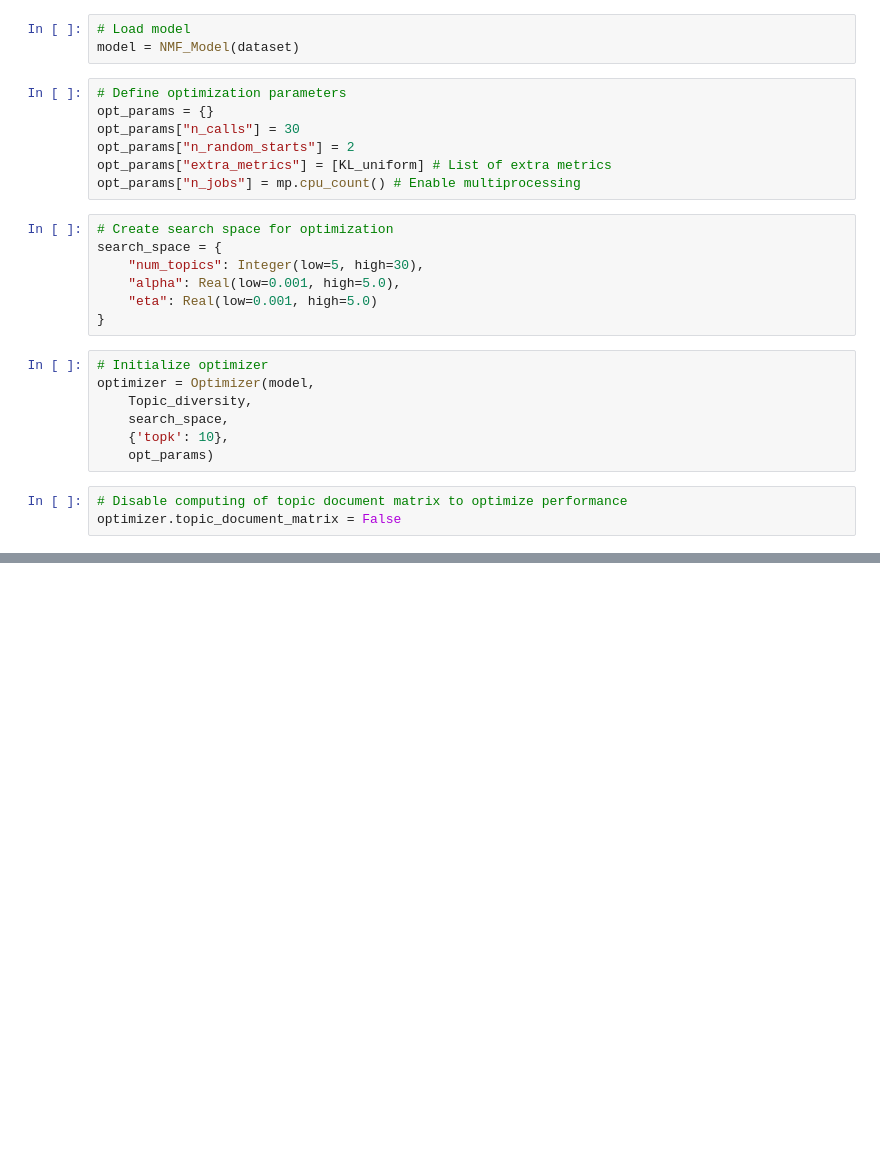
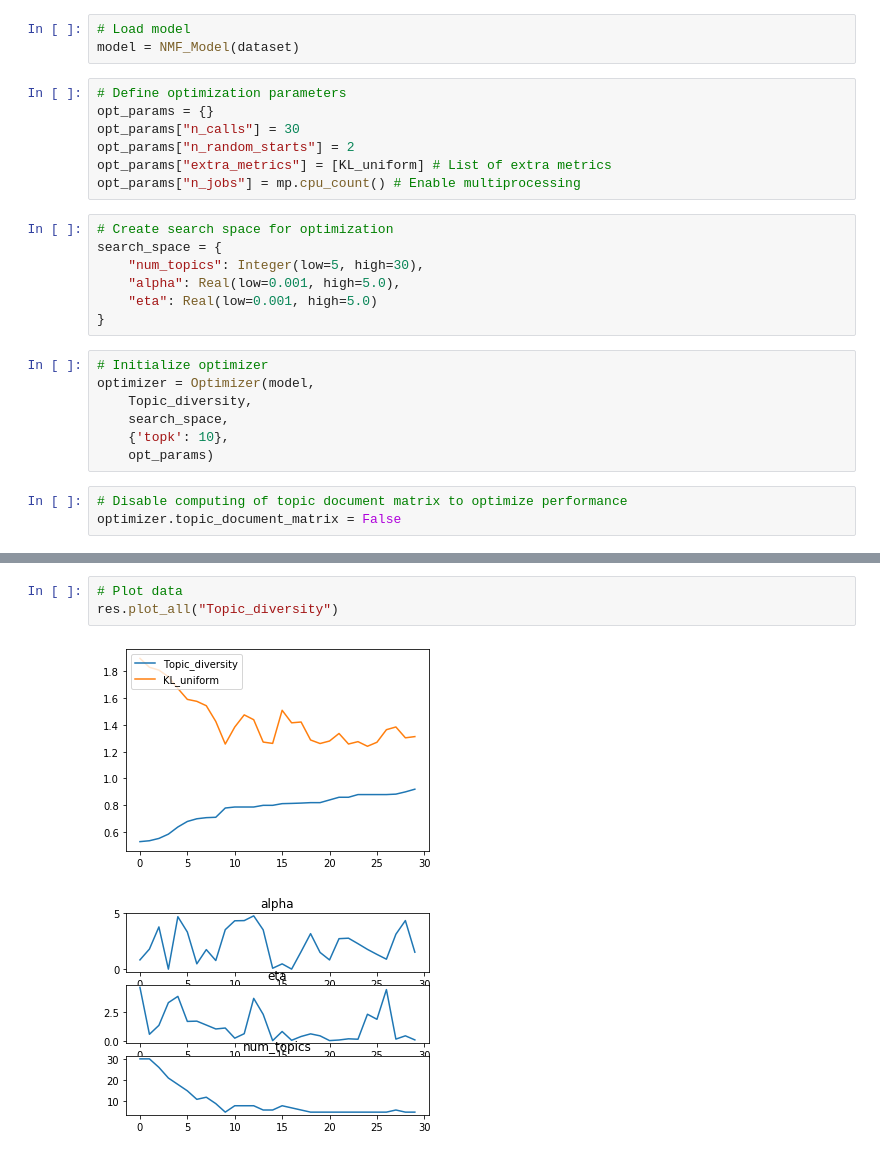
Before and after one commit to MIND-Lab/OCTIS, a Jupyter notebook: examples/optimization_demo.ipynb, the cells around one changed output, grey strips where cells are left out. Saved outputs shown, nothing was run; the diff lists cells and outputs as text; blank space fills up the shorter version.

Commit message:
Implemented simple plot system

```diff
--- a/examples/optimization_demo.ipynb
+++ b/examples/optimization_demo.ipynb
@@ -54 +54,7 @@ print("Optimized metric: "+res.optimized_metric)
 Optimized metric: Topic_diversity
+# %%
+# Plot data
+res.plot_all("Topic_diversity")
+# %% [output]
+[figure, added]
+[figure, added]
```
Also changed, not shown: parts of 1 cell of this notebook, 2 other files.
